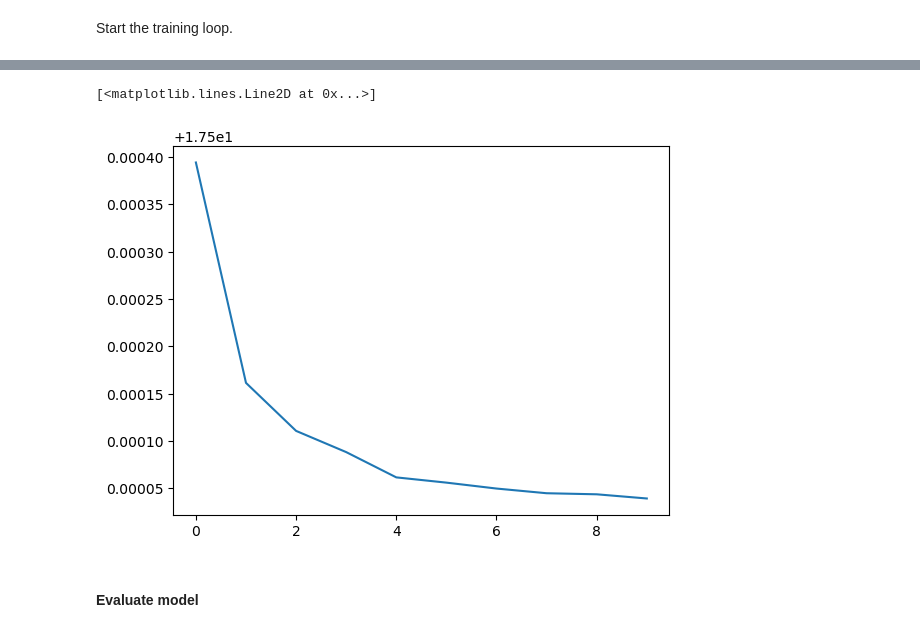
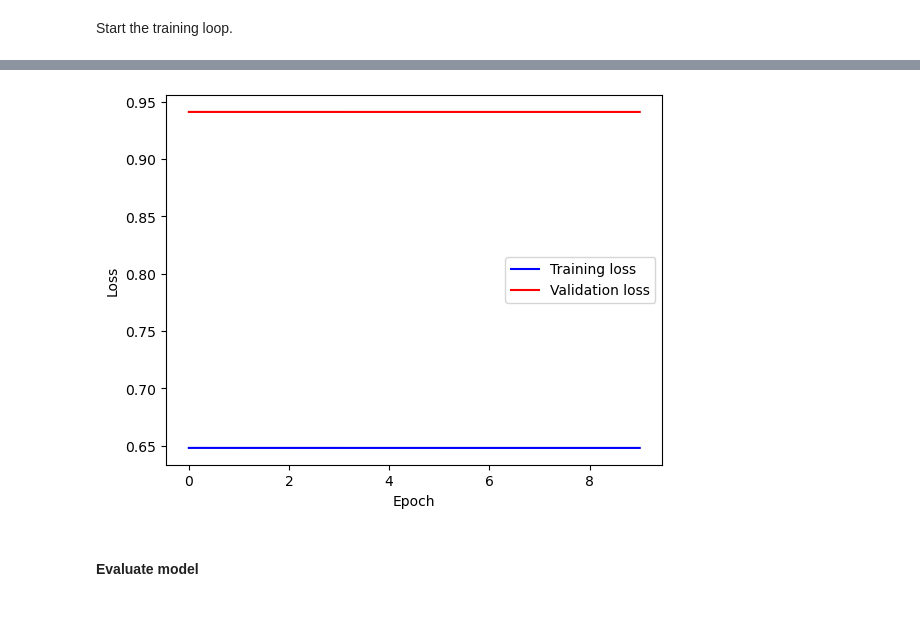
Before and after one commit to AI4S2S/cookbook, a Jupyter notebook: workflow/pred_temperature_transformer.ipynb, the cells around one changed output, grey strips where cells are left out. Cells and saved outputs as stored; diff of their text form; code cells hidden in the pictures.

Commit message:
add cross-validation loop

```diff
--- a/workflow/pred_temperature_transformer.ipynb
+++ b/workflow/pred_temperature_transformer.ipynb
@@ -180,7 +180,7 @@ hyperparameters = dict(
     dim_feedforward = 12,
     batch_size = 4,
     dropout = 0.1,
-    learning_rate = 0.01,
+    learning_rate = 0.001,
     dataset = 'Weather',
     architecture = 'Transformer'
 )
@@ -234,7 +234,7 @@ Model details:
 # %% [markdown]
 Start the training loop.
 # %%
-# switch model into train mode
+
 model.train()
 
 # calculate the time for the code execution
@@ -242,11 +242,15 @@ start_time = tt.time()
 hist_train = []
 hist_valid = []
 for epoch in range(config.epoch):
-    hist_train_epoch = 0
+    # training loop
+    # switch model into train mode
+    model.train()
+    hist_train_step = 0
     for batch_idx, (X_batch, y_batch) in enumerate(train_loader):
         var_X_batch = torch.autograd.Variable(X_batch).to(device)
         var_y_batch = torch.autograd.Variable(y_batch).to(device)
         optimizer.zero_grad()
+        # note: decoder input is the last instance of encoder input
         output = model(var_X_batch, var_X_batch.detach().clone()[:,-1:,:])
         loss = criterion(output, var_y_batch)
         loss.backward()
@@ -255,13 +259,26 @@ for epoch in range(config.epoch):
         if batch_idx % 4 == 0:
             print(f'Epoch : {epoch} [{batch_idx*len(X_batch)}/{len(train_loader.dataset)}'
                   f'({100.* batch_idx / len(train_loader):.0f}%)]\tLoss: {loss.item():.6f}')
-        hist_train_epoch += loss.item()
+        hist_train_step += loss.item()
 
-    hist_train.append(hist_train_epoch)
+    hist_train.append(hist_train_step / len(train_loader.dataset))
 
-    # # add validation results
-    # for batch_idx, (X_batch, y_batch) in enumerate(valid_loader):
+    # cross-validation loop
+    # switch model into evaluation mode
+    model.eval()
+    hist_valid_step = 0
 
+    for batch_idx, (X_batch, y_batch) in enumerate(valid_loader):
+        var_X_batch = torch.autograd.Variable(X_batch).to(device)
+        var_y_batch = torch.autograd.Variable(y_batch).to(device)
+        optimizer.zero_grad()
+        with torch.no_grad():
+            output = model(var_X_batch, var_X_batch.detach().clone()[:,-1:,:])
+            loss = criterion(output, var_y_batch)
+        wandb.log({'validation_loss': loss.item()})
+        hist_valid_step += loss.item()
+
+    hist_valid.append(hist_valid_step / len(valid_loader.dataset))
 
 print (f"--- {(tt.time() - start_time)/60} minutes ---")
 # %% [output]
@@ -285,9 +302,14 @@ Epoch : 9 [16/27(57%)]  Loss: 1.299268
-# %%
-import matplotlib.pyplot as plt
-plt.plot(hist_train)
-# %% [output]
-[<matplotlib.lines.Line2D at 0x...>]
-[figure, removed]
+# %%
+import matplotlib.pyplot as plt
+fig = plt.figure()
+plt.plot(np.asarray(hist_train), 'b', label="Training loss")
+plt.plot(np.asarray(hist_valid), 'r', label="Validation loss")
+plt.xlabel('Epoch')
+plt.ylabel('Loss')
+plt.legend()
+plt.show()
+# %% [output]
+[figure, added]
 # %%
 # save the general checkpoint
 # output_path = "../models/"
```
Also changed, not shown: parts of 2 cells of this notebook.
